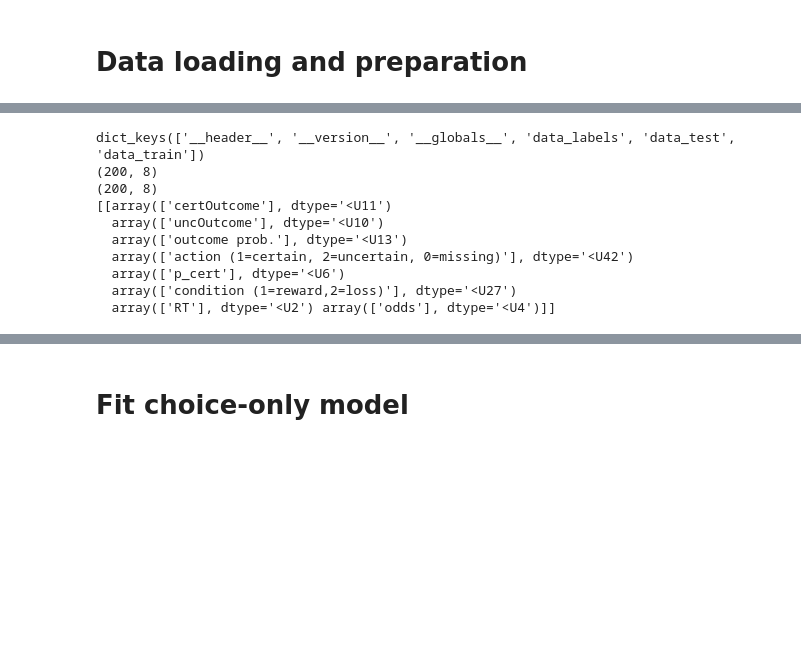
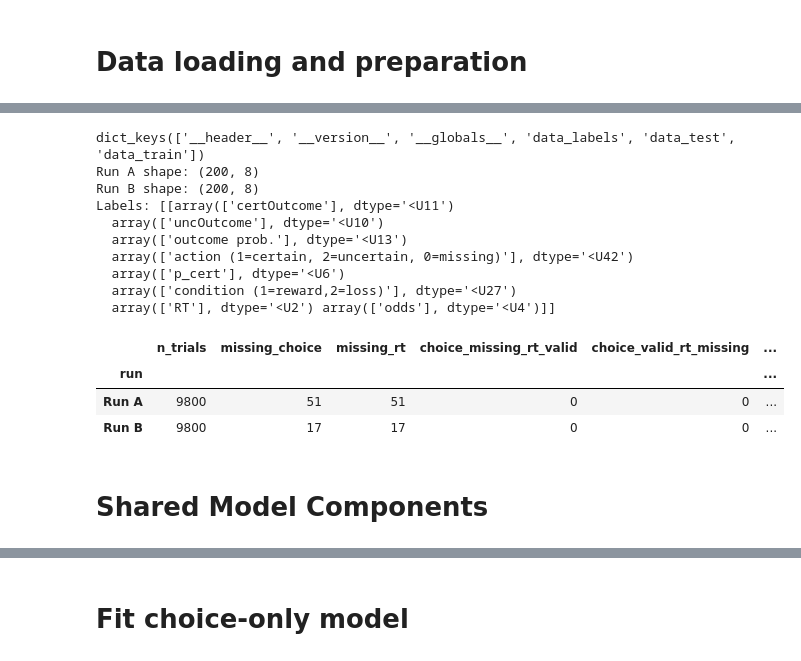
Before and after one commit to binyamolango/Joint-modeling-of-choices-and-response-times, a Jupyter notebook: ICCS_final_project.ipynb, the cells around one changed output, grey strips where cells are left out. Saved outputs shown, nothing was run; the diff lists cells and outputs as text; code cells hidden in the pictures; blank space fills up the shorter version.

```diff
--- a/ICCS_final_project.ipynb
+++ b/ICCS_final_project.ipynb
@@ -10,3 +27,9 @@ from scipy.stats import ttest_rel, pearsonr, wilcoxon
+# %%
+# Dataset settings
+RUN_A_KEY = "data_train"
+RUN_B_KEY = "data_test"
+
+N_EXPECTED_PARTICIPANTS = 49
 # %% [markdown]
 # Data loading and preparation
 # %%
@@ -20,19 +49,30 @@ First file: PD_data\2rrjzhgj9.mat
 # %%
 # Check one file
 example = sio.loadmat(mat_files[0])
+
 print(example.keys())
-print(example["data_train"].shape)
-print(example["data_test"].shape)
-print(example["data_labels"])
+print("Run A shape:", example[RUN_A_KEY].shape)
+print("Run B shape:", example[RUN_B_KEY].shape)
+print("Labels:", example["data_labels"])
 # %% [output]
 dict_keys(['__header__', '__version__', '__globals__', 'data_labels', 'data_test', 'data_train'])
-(200, 8)
-(200, 8)
-[[array(['certOutcome'], dtype='<U11')
+Run A shape: (200, 8)
+Run B shape: (200, 8)
+Labels: [[array(['certOutcome'], dtype='<U11')
   array(['uncOutcome'], dtype='<U10')
   array(['outcome prob.'], dtype='<U13')
   array(['action (1=certain, 2=uncertain, 0=missing)'], dtype='<U42')
   array(['p_cert'], dtype='<U6')
   array(['condition (1=reward,2=loss)'], dtype='<U27')
   array(['RT'], dtype='<U2') array(['odds'], dtype='<U4')]]
+# %%
+# Column indices
+COL_R_CERT = 0      # 0 = certain outcome
+COL_R_UNCERT = 1    # 1 = uncertain outcome
+COL_P = 2           # 2 = outcome probability
+COL_CHOICE = 3      # 3 = action, where 1=certain, 2=uncertain, 0=missing
+COL_P_CERT = 4
+COL_CONDITION = 5   # 5 = condition, where 1=reward, 2=loss
+COL_RT = 6          # 6 = reaction time
+COL_ODDS = 7
 # %%
@@ -64 +108,52 @@ def prepare_data(data):
+# %%
+# Sanity checks
+summary = []
+
+for file in mat_files:
+    participant = sio.loadmat(file)
+
+    for run_name, run_key in [("Run A", RUN_A_KEY), ("Run B", RUN_B_KEY)]:
+        data = np.asarray(participant[run_key], dtype=float)
+
+        choice = data[:, COL_CHOICE]
+        condition = data[:, COL_CONDITION]
+        rt = data[:, COL_RT]
+
+        choice_missing = (choice == 0) | ~np.isfinite(choice)
+        rt_missing = ~np.isfinite(rt)
+
+        summary.append({
+            "participant": file.stem,
+            "run": run_name,
+            "n_trials": len(data),
+            "missing_choice": choice_missing.sum(),
+            "missing_rt": rt_missing.sum(),
+            "choice_missing_rt_valid": np.sum(choice_missing & ~rt_missing),
+            "choice_valid_rt_missing": np.sum(~choice_missing & rt_missing),
+            "choice_missing_rt_missing": np.sum(choice_missing & rt_missing),
+            "nonpositive_rt": np.sum(np.isfinite(rt) & (rt <= 0)),
+            "reward_trials": np.sum(condition == 1),
+            "loss_trials": np.sum(condition == 2)
+        })
+
+sanity_df = pd.DataFrame(summary)
+
+display(sanity_df.groupby("run").agg({
+    "n_trials": "sum",
+    "missing_choice": "sum",
+    "missing_rt": "sum",
+    "choice_missing_rt_valid": "sum",
+    "choice_valid_rt_missing": "sum",
+    "choice_missing_rt_missing": "sum",
+    "nonpositive_rt": "sum",
+    "reward_trials": "sum",
+    "loss_trials": "sum",
+}))
+# %% [output]
+|  | n_trials | missing_choice | missing_rt | choice_missing_rt_valid | choice_valid_rt_missing | ... |
+| run |  |  |  |  |  | ... |
+| Run A | 9800 | 51 | 51 | 0 | 0 | ... |
+| Run B | 9800 | 17 | 17 | 0 | 0 | ... |
+# %% [markdown]
+# Shared Model Components
 # %% [markdown]
```
Also changed, not shown: parts of 37 cells of this notebook.
